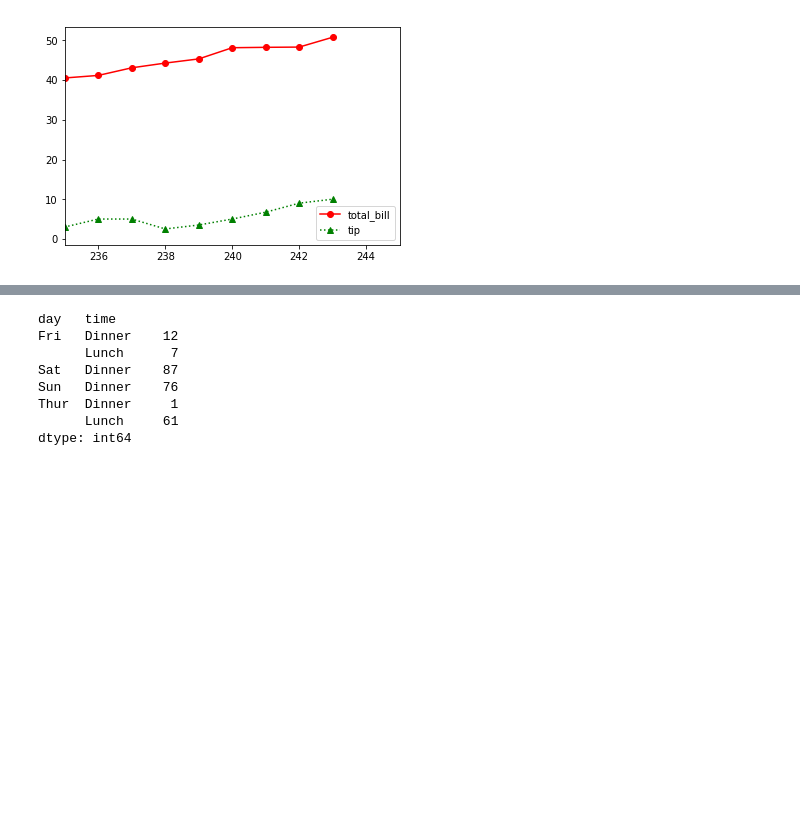
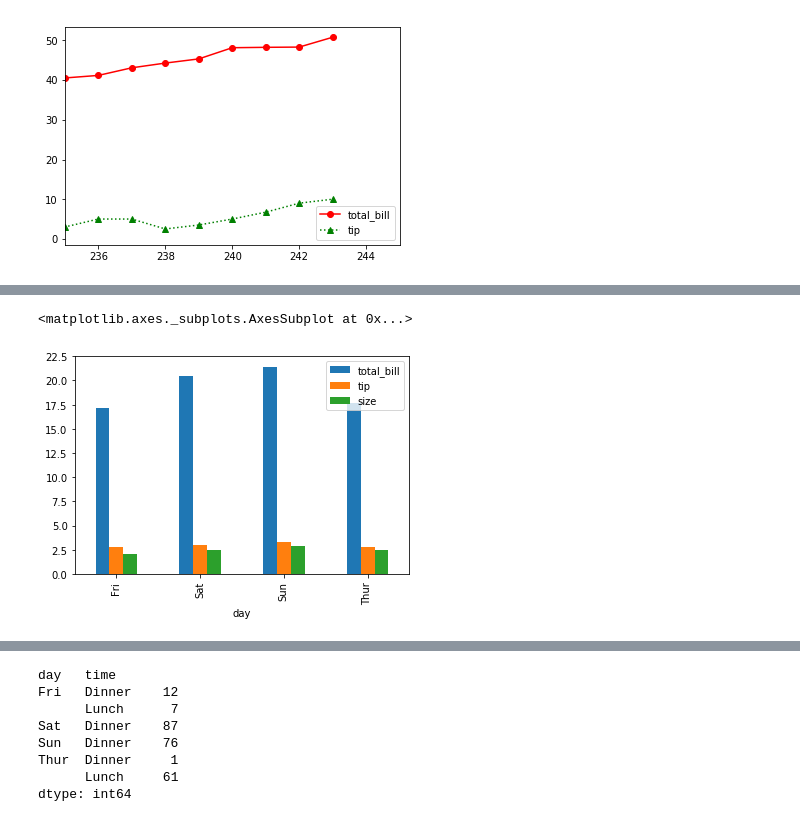
Before and after one commit to base0/Data-Science-with-Python, a Jupyter notebook: 3 matplotlib.ipynb, the cells around one changed output, grey strips where cells are left out. Cells and saved outputs as stored; diff of their text form; code cells hidden in the pictures; blank space fills up the shorter version.

```diff
--- a/3 matplotlib.ipynb
+++ b/3 matplotlib.ipynb
@@ -89,0 +110,5 @@ _.plot.bar()
+# %%
+df.groupby('day').mean().plot.bar()
+# %% [output]
+<matplotlib.axes._subplots.AxesSubplot at 0x...>
+[figure, added]
```
Also changed, not shown: parts of 7 cells of this notebook.
